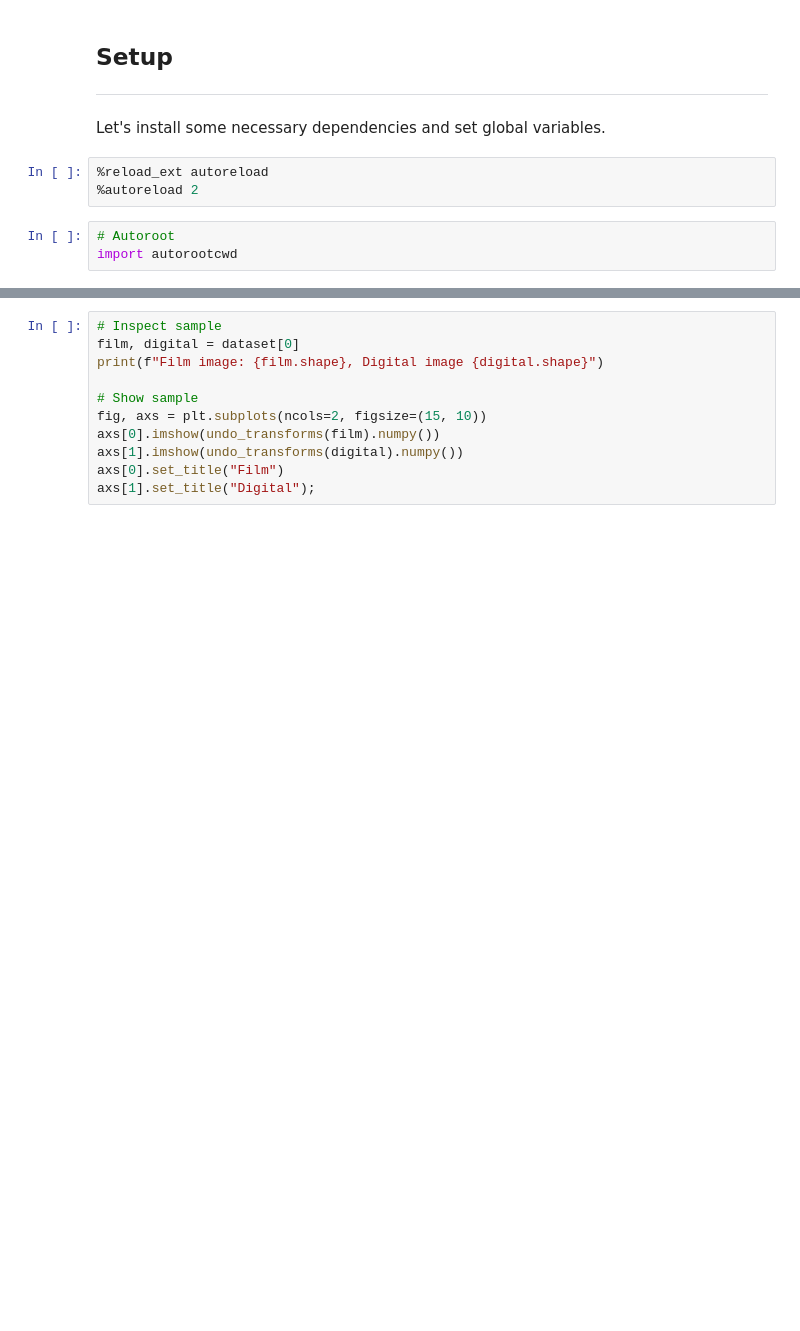
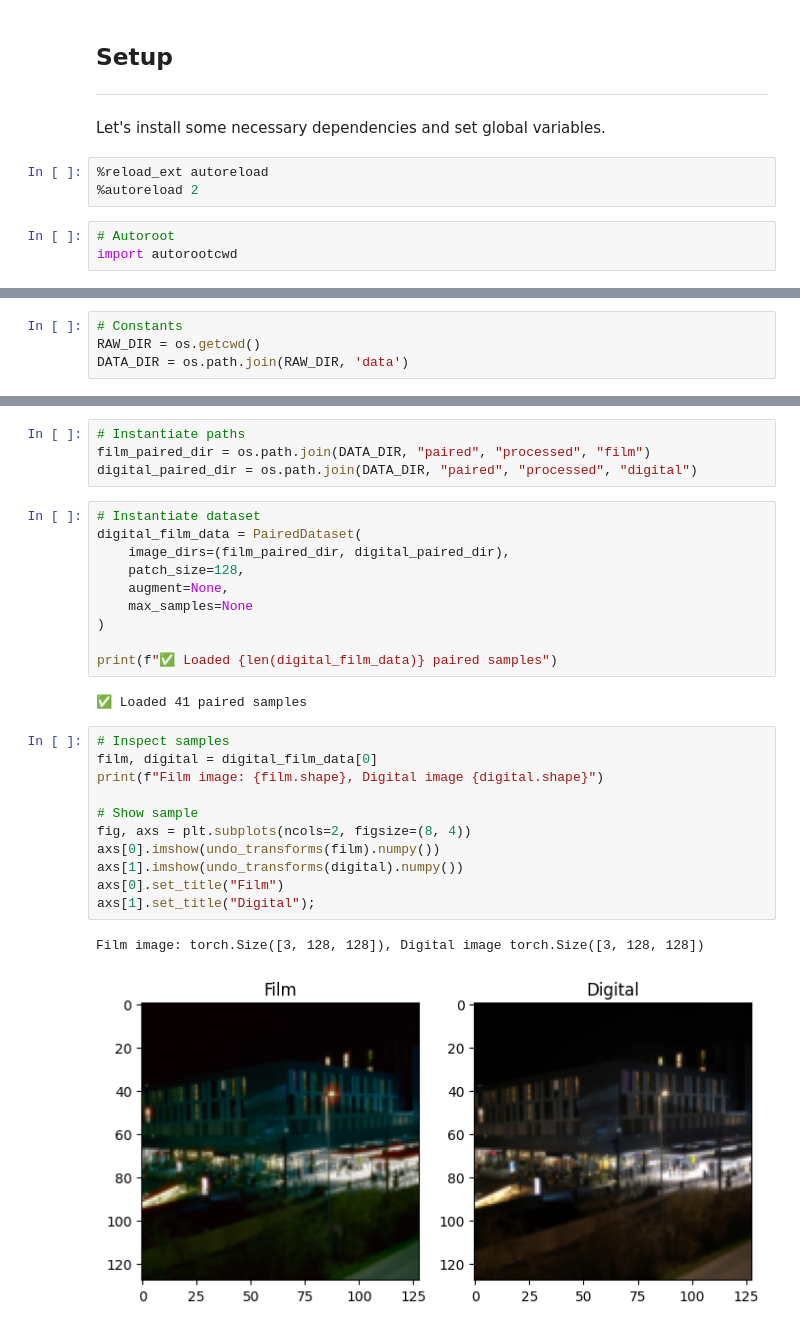
Before and after one commit to mikasenghaas/sillystill, a Jupyter notebook: notebooks/3.0-data.ipynb, the cells around one changed output, grey strips where cells are left out. Saved outputs shown, nothing was run; the diff lists cells and outputs as text; blank space fills up the shorter version.

Commit message:
feat(*) refactored dataset classes and added notebook for exploration

```diff
--- a/notebooks/3.0-data.ipynb
+++ b/notebooks/3.0-data.ipynb
@@ -47,0 +27,4 @@ print(f"✅ Loaded ImagePairDataset with {len(dataset)} samples")
+# %%
+# Constants
+RAW_DIR = os.getcwd()
+DATA_DIR = os.path.join(RAW_DIR, 'data')
@@ -48,14 +43,33 @@ print(f"✅ Loaded ImagePairDataset with {len(dataset)} samples")
+# %%
+# Instantiate paths
+film_paired_dir = os.path.join(DATA_DIR, "paired", "processed", "film")
+digital_paired_dir = os.path.join(DATA_DIR, "paired", "processed", "digital")
+# %%
+# Instantiate dataset
+digital_film_data = PairedDataset(
+    image_dirs=(film_paired_dir, digital_paired_dir),
+    patch_size=128,
+    augment=None,
+    max_samples=None
+)
+
+print(f"✅ Loaded {len(digital_film_data)} paired samples")
+# %% [output]
+✅ Loaded 41 paired samples
 # %%
-# Inspect sample
-film, digital = dataset[0]
+# Inspect samples
+film, digital = digital_film_data[0]
 print(f"Film image: {film.shape}, Digital image {digital.shape}")
 
 # Show sample
-fig, axs = plt.subplots(ncols=2, figsize=(15, 10))
+fig, axs = plt.subplots(ncols=2, figsize=(8, 4))
 axs[0].imshow(undo_transforms(film).numpy())
 axs[1].imshow(undo_transforms(digital).numpy())
 axs[0].set_title("Film")
 axs[1].set_title("Digital");
+# %% [output]
+Film image: torch.Size([3, 128, 128]), Digital image torch.Size([3, 128, 128])
+[figure, added]
 # %%
 # Create dataloader
 batch_size = 4
```
Also changed, not shown: parts of 16 cells of this notebook, 6 other files.
